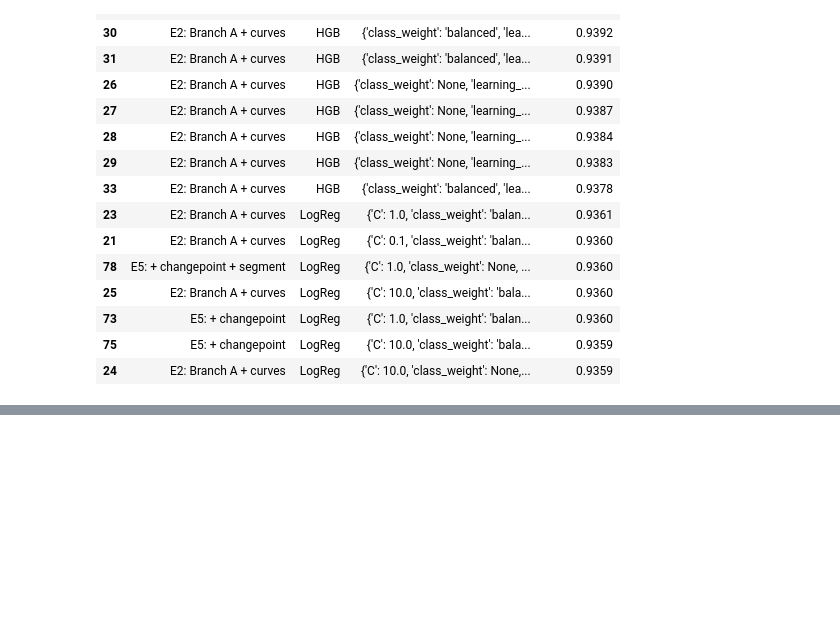
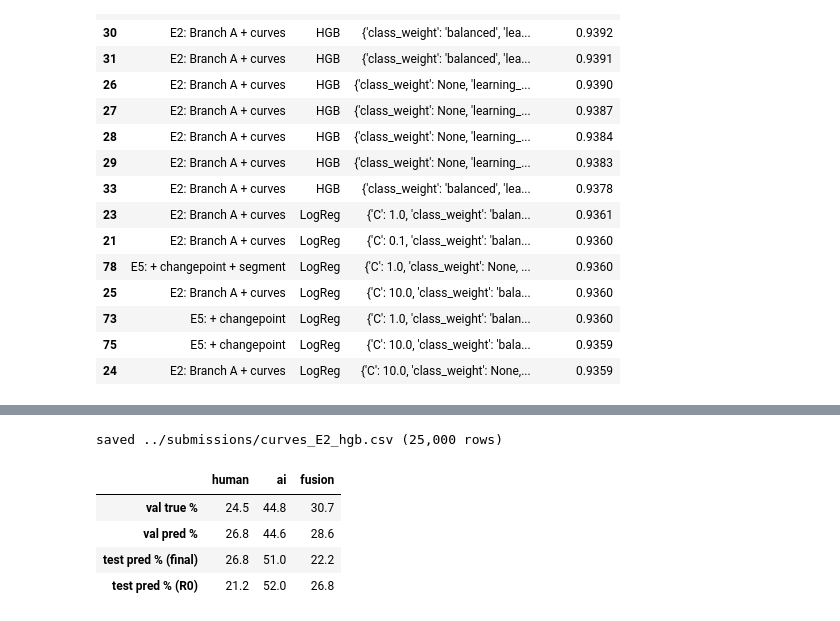
Before and after one commit to ruzhylopv/aiGeneratedTextDetection-ai-hw3, a Jupyter notebook: notebooks/curve_stacker.ipynb, the cells around one changed output, grey strips where cells are left out. Saved outputs shown, nothing was run; the diff lists cells and outputs as text; code cells hidden in the pictures; blank space fills up the shorter version.

```diff
--- a/notebooks/curve_stacker.ipynb
+++ b/notebooks/curve_stacker.ipynb
@@ -332,0 +409,41 @@ results.drop(columns=["model", "weights"]).round(4)
+# %%
+def make_submission(ids, labels, sample):
+    """Predictions in sample-submission order, checked against the format rules in COMPETITION.md."""
+    sub = sample[["id"]].merge(pd.DataFrame({"id": ids, "label": labels}), on="id", how="left", validate="1:1")
+    assert len(sub) == 25_000 and sub["id"].equals(sample["id"]), "rows or order differ from sample_submission.csv"
+    assert sub["label"].isin(LABELS).all(), "missing or unknown labels"
+    return sub
+
+
+def final_probs(fit, features):
+    """Class probabilities (LABELS order) of the final model."""
+    classes = list(fit["model"].classes_)
+    return fit["model"].predict_proba(features[fit["columns"]])[:, [classes.index(label) for label in LABELS]]
+
+
+test_probs = final_probs(final_fit, X["test"])
+test_pred = apply_weights(test_probs, final_fit["weights"])
+for set_name, probs in [("val", final_fit["val_probs"]), ("test", test_probs)]:
+    pd.DataFrame(probs, columns=LABELS, index=X[set_name].index).to_csv(FEATURE_DIR / f"final_probs_{FULL_JOB}_{set_name}.csv")
+
+sample_submission = pd.read_csv(Path(kagglehub.competition_download(COMPETITION)) / "sample_submission.csv")
+submission = make_submission(sets["test"]["id"], test_pred, sample_submission)
+SUBMISSION = Path("../submissions") / f"curves_E2_{best_runs[FINAL]['model'].lower()}.csv"
+submission.to_csv(SUBMISSION, index=False)
+print(f"saved {SUBMISSION} ({len(submission):,} rows)")
+# %% [output]
+saved ../submissions/curves_E2_hgb.csv (25,000 rows)
+# %%
+# Predicted class shares on test should look like the validation ones (test has more gutenberg / arxiv, so more ai).
+pd.DataFrame({
+    "val true %": pd.Series(y["val"]).value_counts(normalize=True),
+    "val pred %": pd.Series(final_fit["val_pred"]).value_counts(normalize=True),
+    "test pred % (final)": pd.Series(test_pred).value_counts(normalize=True),
+    "test pred % (R0)": pd.Series(to_labels(probs_a["test"])).value_counts(normalize=True),
+}).loc[LABELS].mul(100).round(1).T
+# %% [output]
+|  | human | ai | fusion |
+| val true % | 24.5 | 44.8 | 30.7 |
+| val pred % | 26.8 | 44.6 | 28.6 |
+| test pred % (final) | 26.8 | 51.0 | 22.2 |
+| test pred % (R0) | 21.2 | 52.0 | 26.8 |
```
Also changed, not shown: parts of 10 cells of this notebook, 3 other files.
